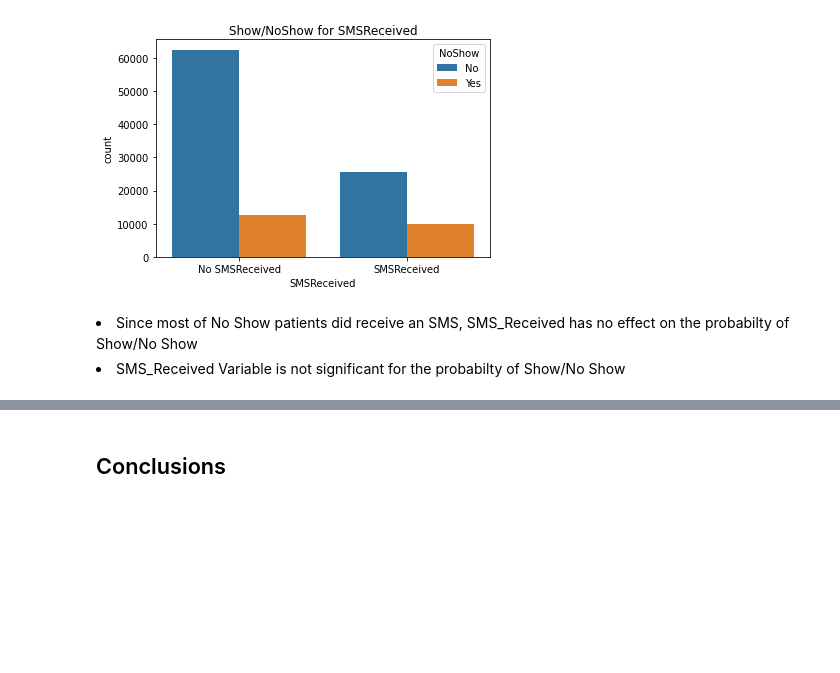
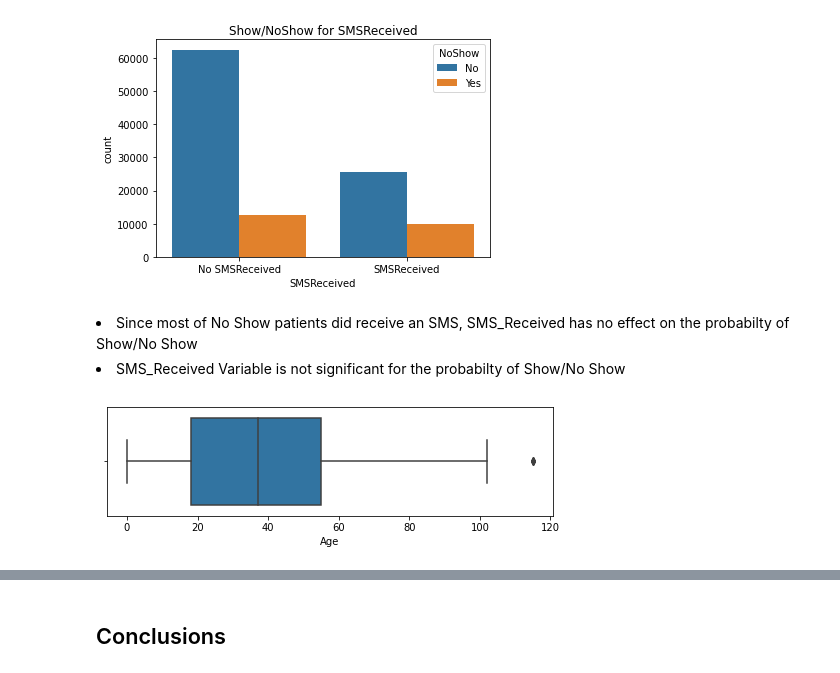
Before and after one commit to Eminent01/ALX-Data_Analyst, a Jupyter notebook: Project1/Ademola_Abiodun_investigate-a-dataset-Project1.ipynb, the cells around one changed output, grey strips where cells are left out. Saved outputs shown, nothing was run; the diff lists cells and outputs as text; code cells hidden in the pictures; blank space fills up the shorter version.

```diff
--- a/Project1/Ademola_Abiodun_investigate-a-dataset-Project1.ipynb
+++ b/Project1/Ademola_Abiodun_investigate-a-dataset-Project1.ipynb
@@ -500,3 +521,9 @@ plt.show()
 # %% [markdown]
 <li>Since most of No Show patients did receive an SMS, SMS_Received has no effect on the probabilty of Show/No Show
 <li>SMS_Received Variable is not significant for the probabilty of Show/No Show
+# %%
+#boxplot for the Age variable to check it's distribution.
+plt.figure(figsize=(8,2))
+sns.boxplot(x=df.Age);
+# %% [output]
+[figure, added]
```
Also changed, not shown: parts of 16 cells of this notebook.
